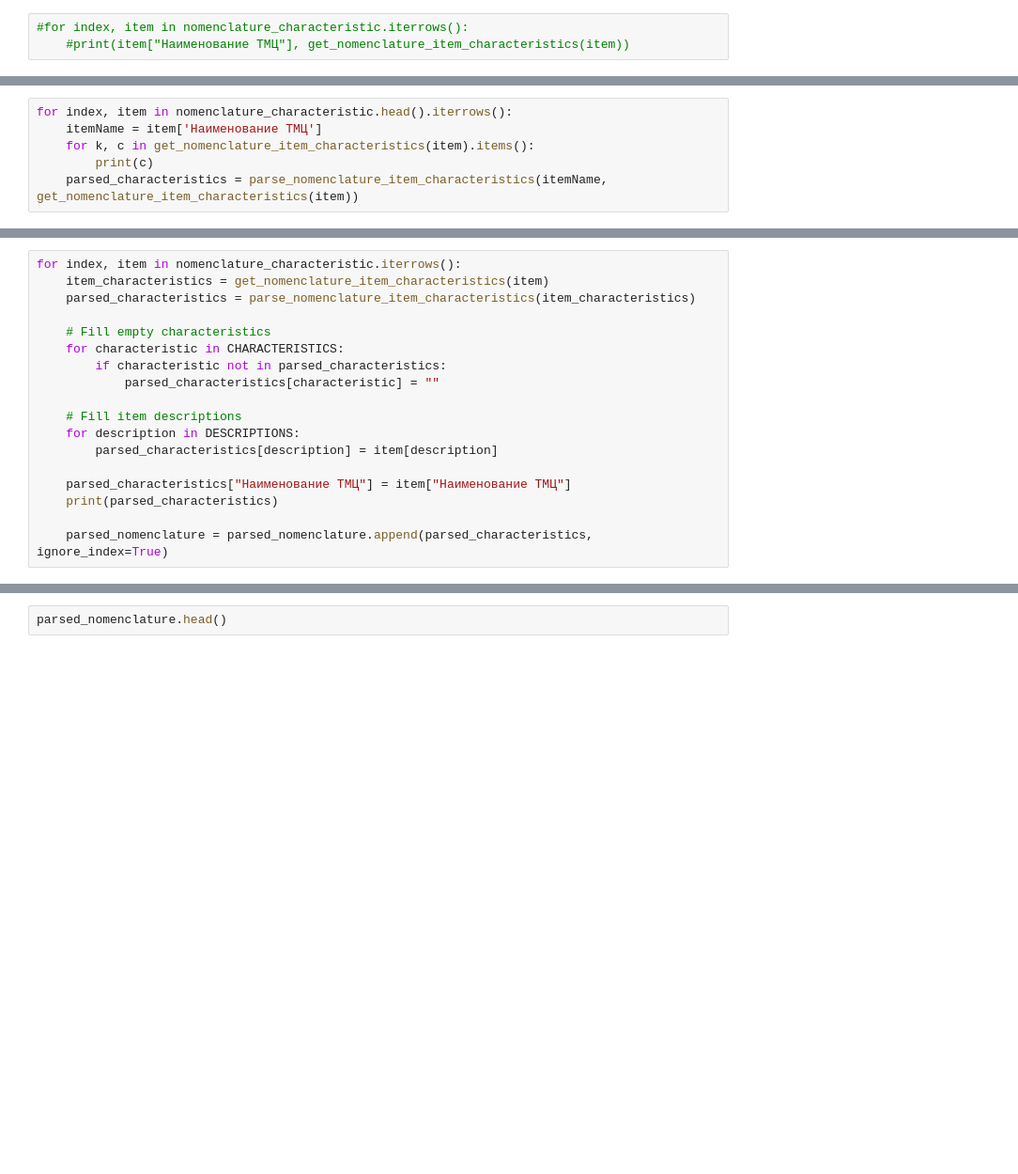
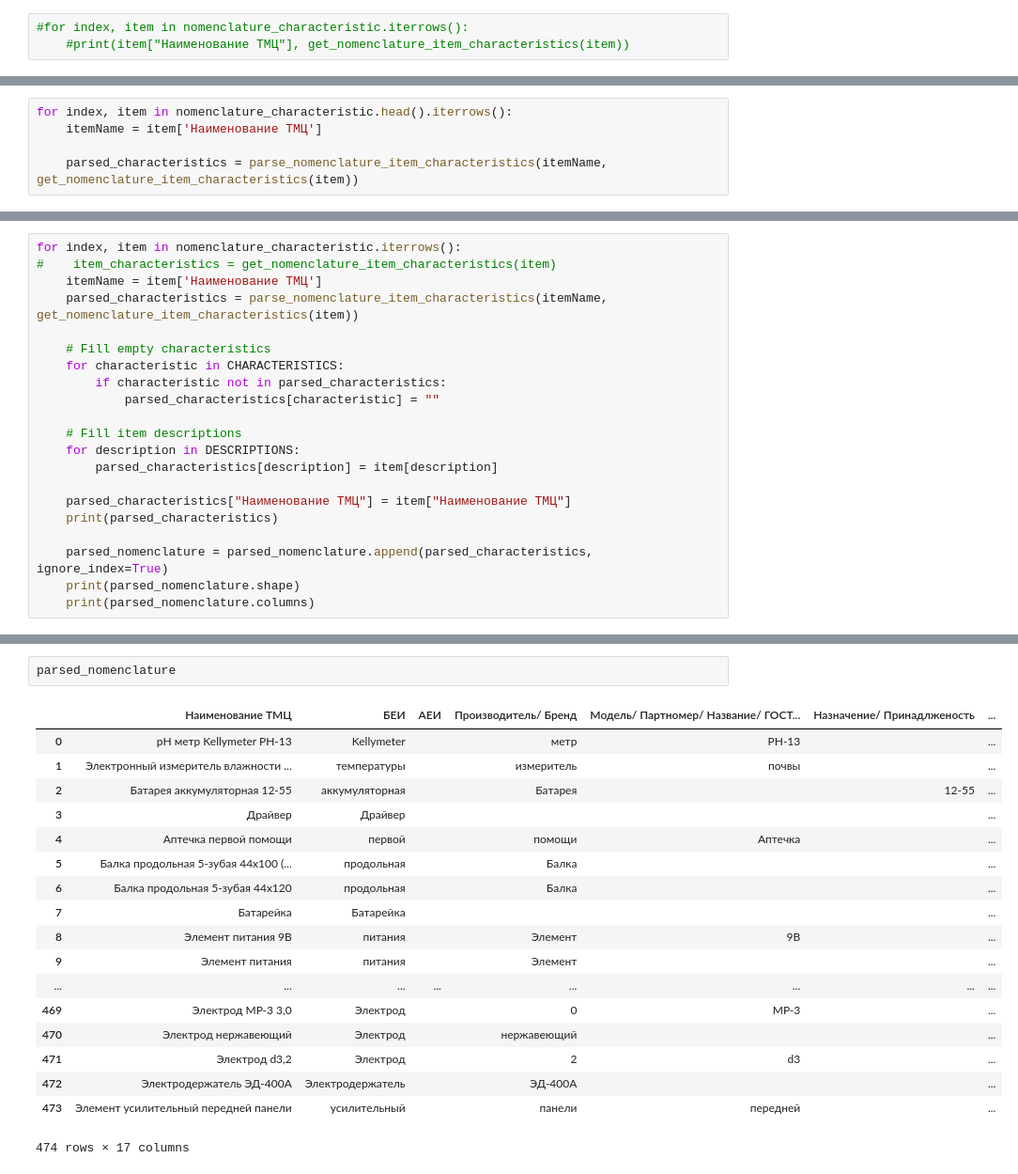
Before and after one commit to Lesha17/NER_Nomenclature, a Jupyter notebook: PatternParser.ipynb, the cells around one changed output, grey strips where cells are left out. Shown at 94% size. Drawn from its saved outputs; the diff is of its cells as text; blank space fills up the shorter version.

```diff
--- a/PatternParser.ipynb
+++ b/PatternParser.ipynb
@@ -125,6 +147,5 @@ def parse_nomenclature_item_characteristics(item, item_caracteristics):
 # %%
 for index, item in nomenclature_characteristic.head().iterrows():
     itemName = item['Наименование ТМЦ']
-    for k, c in get_nomenclature_item_characteristics(item).items():
-        print(c)
+
     parsed_characteristics = parse_nomenclature_item_characteristics(itemName, get_nomenclature_item_characteristics(item))
@@ -134,7 +175,8 @@ parsed_nomenclature
 # %%
 for index, item in nomenclature_characteristic.iterrows():
-    item_characteristics = get_nomenclature_item_characteristics(item)
-    parsed_characteristics = parse_nomenclature_item_characteristics(item_characteristics)
+#    item_characteristics = get_nomenclature_item_characteristics(item)
+    itemName = item['Наименование ТМЦ']
+    parsed_characteristics = parse_nomenclature_item_characteristics(itemName, get_nomenclature_item_characteristics(item))
 
     # Fill empty characteristics
     for characteristic in CHARACTERISTICS:
@@ -149,3 +191,5 @@ for index, item in nomenclature_characteristic.iterrows():
     print(parsed_characteristics)
 
     parsed_nomenclature = parsed_nomenclature.append(parsed_characteristics, ignore_index=True)
+    print(parsed_nomenclature.shape)
+    print(parsed_nomenclature.columns)
@@ -152,2 +214,21 @@ for index, item in nomenclature_characteristic.iterrows():
 # %%
-parsed_nomenclature.head()
+parsed_nomenclature
+# %% [output]
+|  | Наименование ТМЦ | БЕИ | АЕИ | Производитель/ Бренд | Модель/ Партномер/ Название/ ГОСТ... | Назначение/ Принадлженость | ... |
+| 0 | рН метр Kellymeter PH-13 | Kellymeter |  | метр | PH-13 |  | ... |
+| 1 | Электронный измеритель влажности ... | температуры |  | измеритель | почвы |  | ... |
+| 2 | Батарея аккумуляторная 12-55 | аккумуляторная |  | Батарея |  | 12-55 | ... |
+| 3 | Драйвер | Драйвер |  |  |  |  | ... |
+| 4 | Аптечка первой помощи | первой |  | помощи | Аптечка |  | ... |
+| 5 | Балка продольная 5-зубая 44х100 (... | продольная |  | Балка |  |  | ... |
+| 6 | Балка продольная 5-зубая 44х120 | продольная |  | Балка |  |  | ... |
+| 7 | Батарейка | Батарейка |  |  |  |  | ... |
+| 8 | Элемент питания 9В | питания |  | Элемент | 9В |  | ... |
+| 9 | Элемент питания | питания |  | Элемент |  |  | ... |
+| ... | ... | ... | ... | ... | ... | ... | ... |
+| 469 | Электрод МР-3 3,0 | Электрод |  | 0 | МР-3 |  | ... |
+| 470 | Электрод нержавеющий | Электрод |  | нержавеющий |  |  | ... |
+| 471 | Электрод d3,2 | Электрод |  | 2 | d3 |  | ... |
+| 472 | Электродержатель ЭД-400А | Электродержатель |  | ЭД-400А |  |  | ... |
+| 473 | Элемент усилительный передней панели | усилительный |  | панели | передней |  | ... |
+474 rows × 17 columns
```
Also changed, not shown: parts of 6 cells of this notebook, 1 other file.
